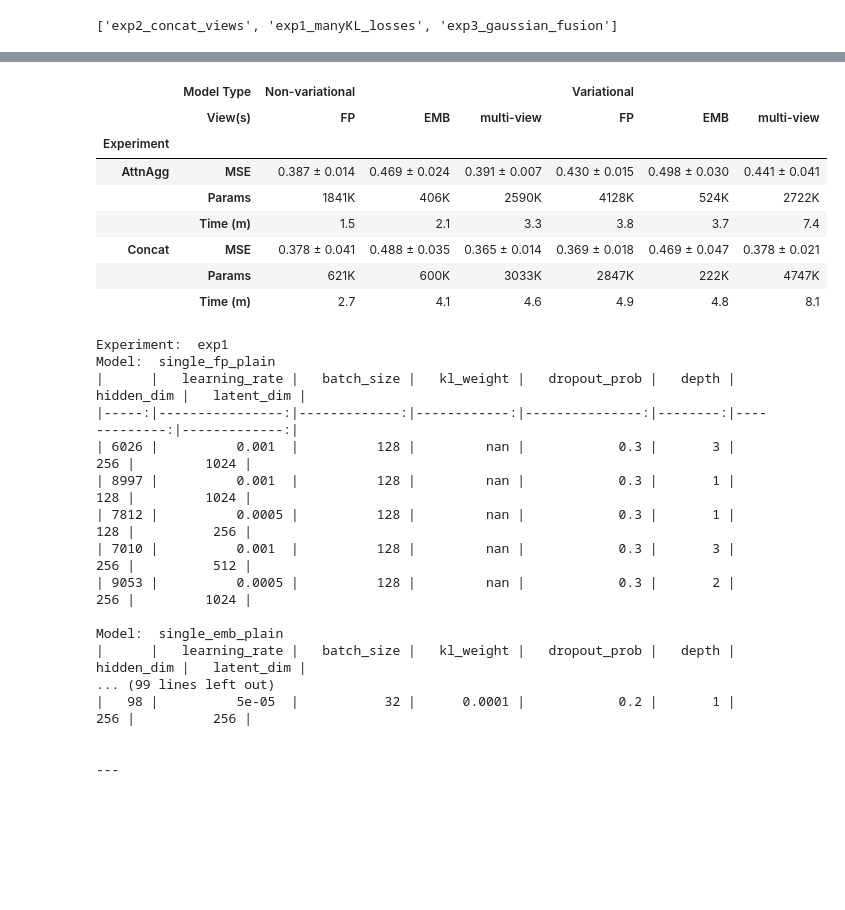
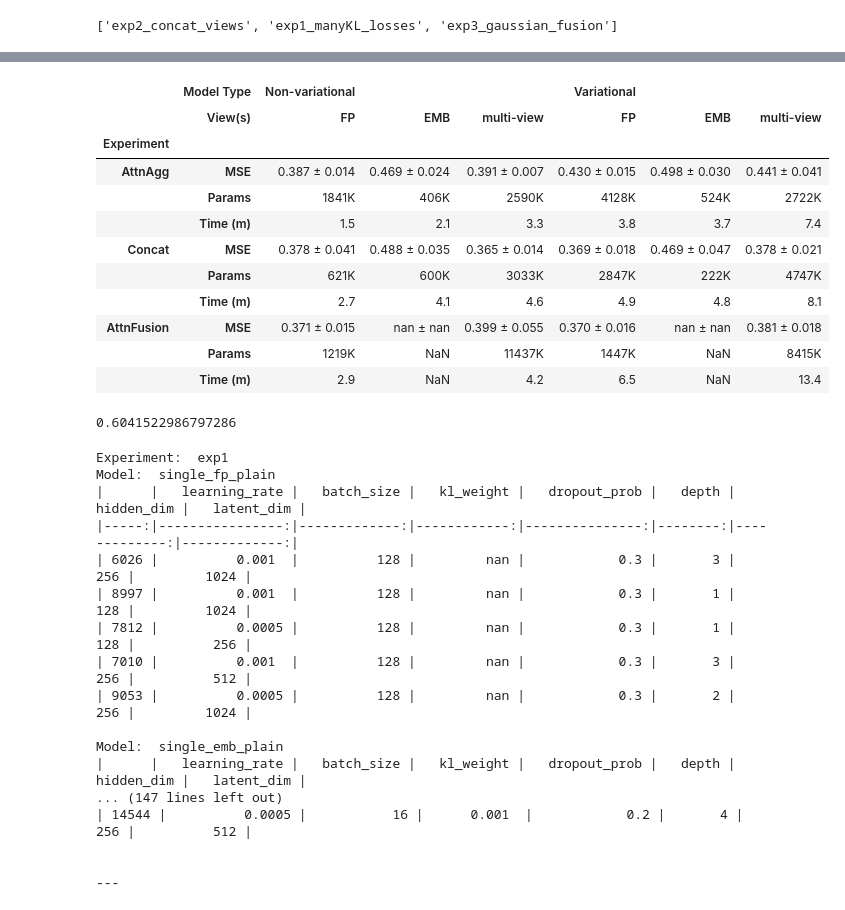
Before and after one commit to robsyc/MB-VAE-DTI, a Jupyter notebook: notebooks/analysis.ipynb, the cells around one changed output, grey strips where cells are left out. Cells and saved outputs as stored; diff of their text form; code cells hidden in the pictures; blank space fills up the shorter version.

```diff
--- a/notebooks/analysis.ipynb
+++ b/notebooks/analysis.ipynb
@@ -71,7 +71,7 @@ def categorize_experiments(df):
     Returns a dictionary of dataframes
     """
     categories = {
-        # Experiment 1 (Weighted Sum)
+        # Experiment 1 (AttnAgg)
         'exp1': {
             'single_fp_plain': df[df['experiment'].str.contains('exp1_single_view_fp_plain')],
             'single_emb_plain': df[df['experiment'].str.contains('exp1_single_view_emb_plain')],
@@ -80,7 +80,7 @@ def categorize_experiments(df):
             'single_emb_var': df[df['experiment'].str.contains('exp1_single_view_emb_variational')],
             'multi_var': df[df['experiment'].str.contains('exp1_multi_view_variational')]
         },
-        # Experiment 2 (Concatenation)
+        # Experiment 2 (Concat)
         'exp2': {
             'single_fp_plain': df[df['experiment'].str.contains('exp2_single_view_fp_plain')],
             'single_emb_plain': df[df['experiment'].str.contains('exp2_single_view_emb_plain')],
@@ -88,7 +88,17 @@ def categorize_experiments(df):
             'single_fp_var': df[df['experiment'].str.contains('exp2_single_view_fp_variational')],
             'single_emb_var': df[df['experiment'].str.contains('exp2_single_view_emb_variational')],
             'multi_var': df[df['experiment'].str.contains('exp2_multi_view_variational')]
-        }
+        },
+        # Experiment 3 (GaussFusion)
+        'exp3': {
+            'single_fp_plain': df[df['experiment'].str.contains('exp3_single_view_fp_plain')],
+            'single_emb_plain': df[df['experiment'].str.contains('exp3_single_view_emb_plain')],
+            'multi_plain': df[df['experiment'].str.contains('exp3_multi_view_plain')],
+            'single_fp_var': df[df['experiment'].str.contains('exp3_single_view_fp_variational')],
+            'single_emb_var': df[df['experiment'].str.contains('exp3_single_view_emb_variational')],
+            'multi_var': df[df['experiment'].str.contains('exp3_multi_view_variational')]
+        },
+        # Experiment 4 (MixtureFusion)
     }
     return categories
 
@@ -181,10 +202,11 @@ def get_top_n_models(categories, n=5):
     """
     top_models = {
         'exp1': {},
-        'exp2': {}
+        'exp2': {},
+        'exp3': {}
     }
 
-    for exp_type in ['exp1', 'exp2']:
+    for exp_type in ['exp1', 'exp2', 'exp3']:
         for category, df in categories[exp_type].items():
             # Sort by test_loss and take top N
             top_models[exp_type][category] = df.nsmallest(n, 'best_valid_loss')[
@@ -221,15 +243,23 @@ def display_results_table(top_models):
         ('Concat', 'MSE'),
         ('Concat', 'Params'),
         ('Concat', 'Time (m)'),
-        # AttFusion
+        # current ...
+        ('AttnFusion', 'MSE'),
+        ('AttnFusion', 'Params'),
+        ('AttnFusion', 'Time (m)'),
     ], names=['Experiment', ''])
 
     # Initialize empty DataFrame
     df = pd.DataFrame(index=rows, columns=cols)
 
     # Fill the DataFrame
-    for exp_type in ['exp1', 'exp2']:
-        exp_name = 'AttnAgg' if exp_type == 'exp1' else 'Concat'
+    for exp_type in ['exp1', 'exp2', 'exp3']:
+        if exp_type == 'exp1':
+            exp_name = 'AttnAgg'
+        elif exp_type == 'exp2':
+            exp_name = 'Concat'
+        elif exp_type == 'exp3':
+            exp_name = 'AttnFusion'
 
         for model_type in ['plain', 'var']:
             model_group = 'Non-variational' if model_type == 'plain' else 'Variational'
@@ -241,8 +271,12 @@ def display_results_table(top_models):
 
                 # Calculate metrics
                 loss = f"{data['test_loss'].mean():.3f} ± {data['test_loss'].std():.3f}"
-                params = f"{int(data['num_trainable_params'].mean()/1000)}K"
-                runtime = f"{round(data['runtime'].mean()/60, 1)}"
+                try:
+                    params = f"{int(data['num_trainable_params'].mean()/1000)}K"
+                    runtime = f"{round(data['runtime'].mean()/60, 1)}"
+                except:
+                    params = "NaN"
+                    runtime = "NaN"
 
                 # Fill DataFrame
                 df.loc[(exp_name, 'MSE'), (model_group, view_name)] = loss
@@ -254,33 +288,40 @@ def display_results_table(top_models):
         'text-align': 'center',
         'padding': '10px',
     }).set_table_styles([
         {'selector': 'th', 'props': [
             ('text-align', 'center'),
             ('padding', '10px'),
             ('font-weight', 'bold')
         ]},
         {'selector': '', 'props': [
             ('border', '1px solid #ddd'),
             ('border-collapse', 'collapse')
         ]},
     ])
 
     return styled_df
 
 # Get top 5 models and display results
 top_models = get_top_n_models(categories, n=5)
 styled_df = display_results_table(top_models)
 display(styled_df)
 # %% [output]
 |  | Model Type | Non-variational |  |  | Variational |  |  |
 |  | View(s) | FP | EMB | multi-view | FP | EMB | multi-view |
 | Experiment |  |  |  |  |  |  |  |
 | AttnAgg | MSE | 0.387 ± 0.014 | 0.469 ± 0.024 | 0.391 ± 0.007 | 0.430 ± 0.015 | 0.498 ± 0.030 | 0.441 ± 0.041 |
 |  | Params | 1841K | 406K | 2590K | 4128K | 524K | 2722K |
 |  | Time (m) | 1.5 | 2.1 | 3.3 | 3.8 | 3.7 | 7.4 |
 | Concat | MSE | 0.378 ± 0.041 | 0.488 ± 0.035 | 0.365 ± 0.014 | 0.369 ± 0.018 | 0.469 ± 0.047 | 0.378 ± 0.021 |
 |  | Params | 621K | 600K | 3033K | 2847K | 222K | 4747K |
 |  | Time (m) | 2.7 | 4.1 | 4.6 | 4.9 | 4.8 | 8.1 |
+| AttnFusion | MSE | 0.371 ± 0.015 | nan ± nan | 0.399 ± 0.055 | 0.370 ± 0.016 | nan ± nan | 0.381 ± 0.018 |
+|  | Params | 1219K | NaN | 11437K | 1447K | NaN | 8415K |
+|  | Time (m) | 2.9 | NaN | 4.2 | 6.5 | NaN | 13.4 |
+# %%
+0.365**0.5 # RMSE value (IBM: 0.44 & Gorantla: 0.48) but these are probably in setting A ...
+# %% [output]
+0.6041522986797286
 # %%
 for exp in top_models:
     print("Experiment: ", exp)
@@ -301,8 +342,8 @@ Model:  single_fp_plain
 
 Model:  single_emb_plain
 |      |   learning_rate |   batch_size |   kl_weight |   dropout_prob |   depth |   hidden_dim |   latent_dim |
-... (99 lines left out)
-|   98 |          5e-05  |           32 |      0.0001 |            0.2 |       1 |          256 |          256 |
+... (147 lines left out)
+| 14544 |          0.0005 |           16 |      0.001  |            0.2 |       4 |          256 |          512 |
 
 
 ---
```
Also changed, not shown: parts of 2 cells of this notebook, 2 other files.
